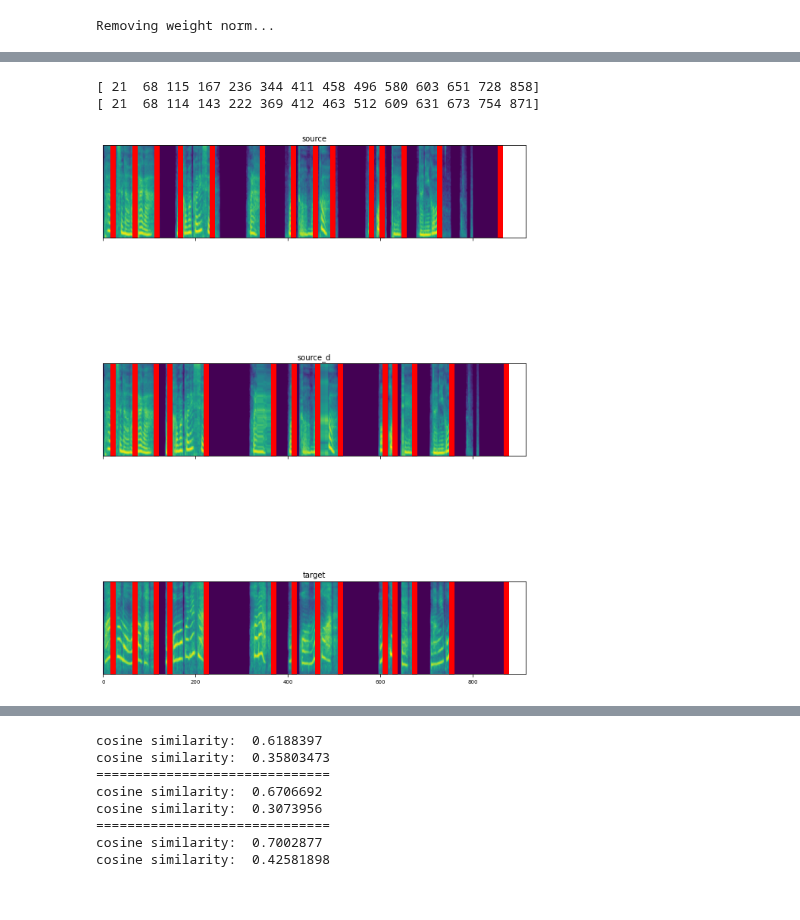
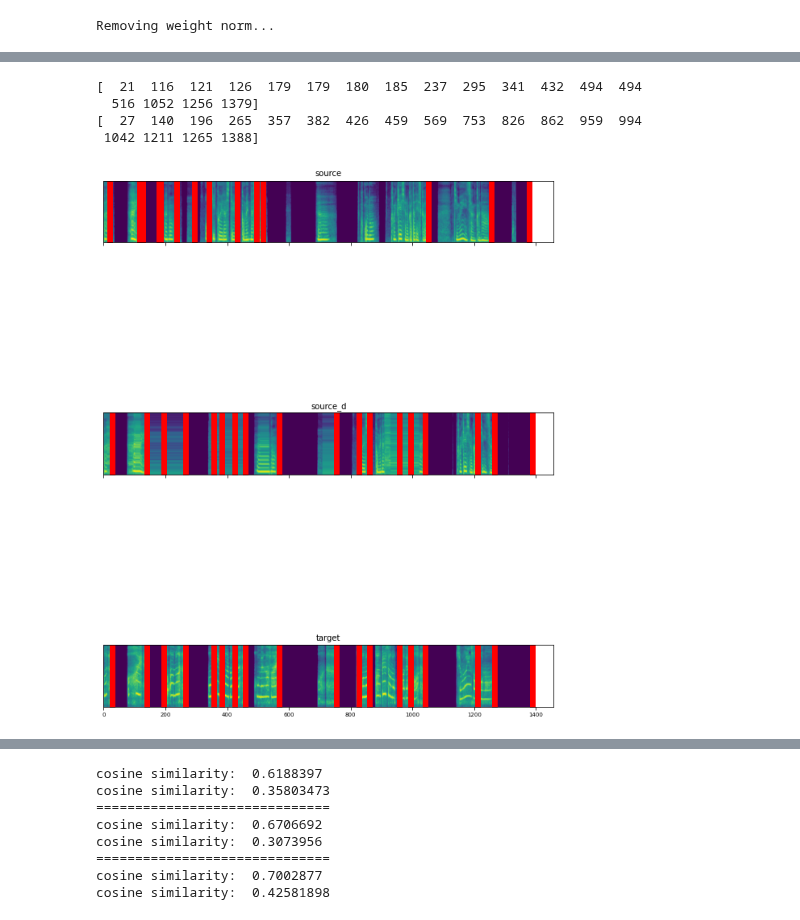
Before and after one commit to YutoNishimura-v2/vc_tts_template, a Jupyter notebook: tmp.ipynb, the cells around one changed output, grey strips where cells are left out. Cells and saved outputs as stored; diff of their text form; code cells hidden in the pictures.

Commit message:
change get_duration

```diff
--- a/tmp.ipynb
+++ b/tmp.ipynb
@@ -401,6 +401,8 @@ with ProcessPoolExecutor(n_jobs) as executor:
     for future in tqdm(futures):
         future.result()
 # %%
+# snt_durationの動作確認
+
 from recipes.fastspeech2VC.preprocess import get_sentence_duration, delete_novoice, calc_duration
 from vc_tts_template.dsp import logmelspectrogram
 
@@ -409,8 +411,8 @@ import librosa
 import numpy as np
 import matplotlib.pyplot as plt
 
-src_wav_path = "recipes/fastspeech2VC/downloads/N2C/source/n_c_fairy+-20.wav"
-tgt_wav_path = "recipes/fastspeech2VC/downloads/N2C/target/n_c_fairy+-20.wav"
+src_wav_path = "recipes/fastspeech2VC/downloads/N2C/source/n_c_memory_1-04.wav"
+tgt_wav_path = "recipes/fastspeech2VC/downloads/N2C/target/n_c_memory_1-04.wav"
 
 utt_id = "test"
 sr = 22050
@@ -424,7 +426,7 @@ log_base = "natural"
 min_silence_len = 50
 silence_thresh = -80
 chunk_size = 50
-reduction_factor = 1
+reduction_factor = 3
 silence_thresh_h = -50
 silence_thresh_t = -100
 
@@ -457,33 +459,35 @@ for i, d in enumerate(duration.astype(int)):
 src_mel_after_duration = np.array(src_mel_after_duration)
 
 def plot_mels(mels, d_points, titles=None):
     """mel: shape=(time, dim)
     """
     fig, axes = plt.subplots(len(mels), 1, squeeze=False, figsize=(10, 5*len(mels)), sharex=True)
     if titles is None:
         titles = [None for i in range(len(mels))]
 
     for i in range(len(mels)):
         mel = mels[i]
         d_point = d_points[i]
         axes[i][0].imshow(mel, origin="lower")
         axes[i][0].set_aspect(2.5, adjustable="box")
         axes[i][0].set_ylim(0, mel.shape[0])
         axes[i][0].set_title(titles[i], fontsize="medium")
         axes[i][0].tick_params(labelsize="x-small", left=False, labelleft=False)
         axes[i][0].set_anchor("W")
         for d in d_point:
             axes[i][0].plot([d]*mel.shape[1], range(mel.shape[1]), "ro")
 
     return fig
 
 src_sent_durations = (src_sent_durations*reduction_factor).cumsum()
 tgt_sent_durations = (tgt_sent_durations*reduction_factor).cumsum()
 print(src_sent_durations)
 print(tgt_sent_durations)
 plot_mels([src_mel.T, src_mel_after_duration. T, tgt_mel.T], [src_sent_durations, tgt_sent_durations, tgt_sent_durations], ["source", "source_d", "target"])
 plt.show()
 # %% [output]
-[ 21  68 115 167 236 344 411 458 496 580 603 651 728 858]
-[ 21  68 114 143 222 369 412 463 512 609 631 673 754 871]
+[  21  116  121  126  179  179  180  185  237  295  341  432  494  494
+  516 1052 1256 1379]
+[  27  140  196  265  357  382  426  459  569  753  826  862  959  994
+ 1042 1211 1265 1388]
-[figure, old version]
+[figure, new version]
```
Also changed, not shown: parts of 2 cells of this notebook, 8 other files.
